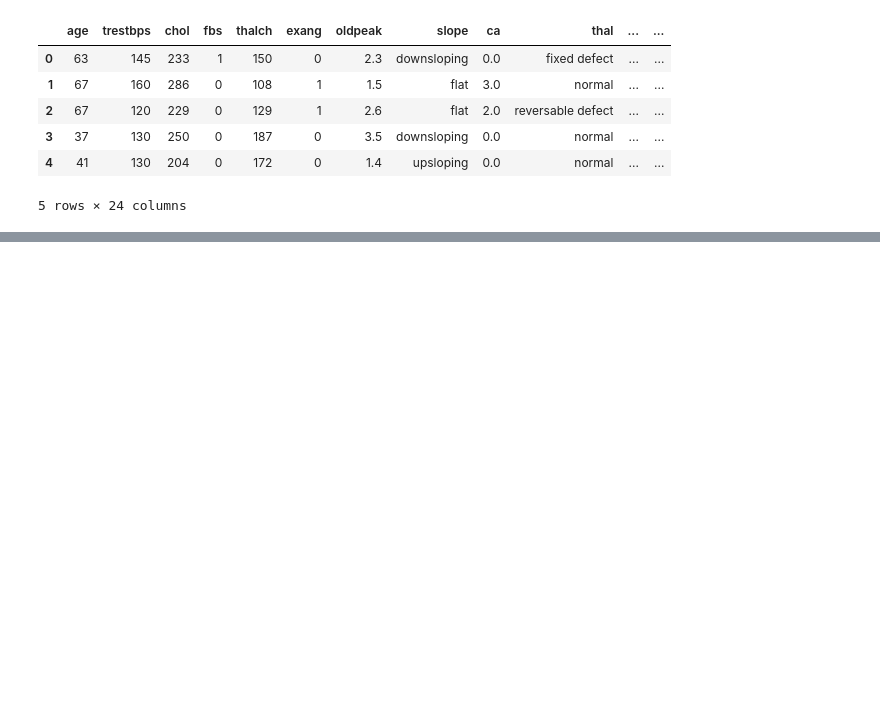
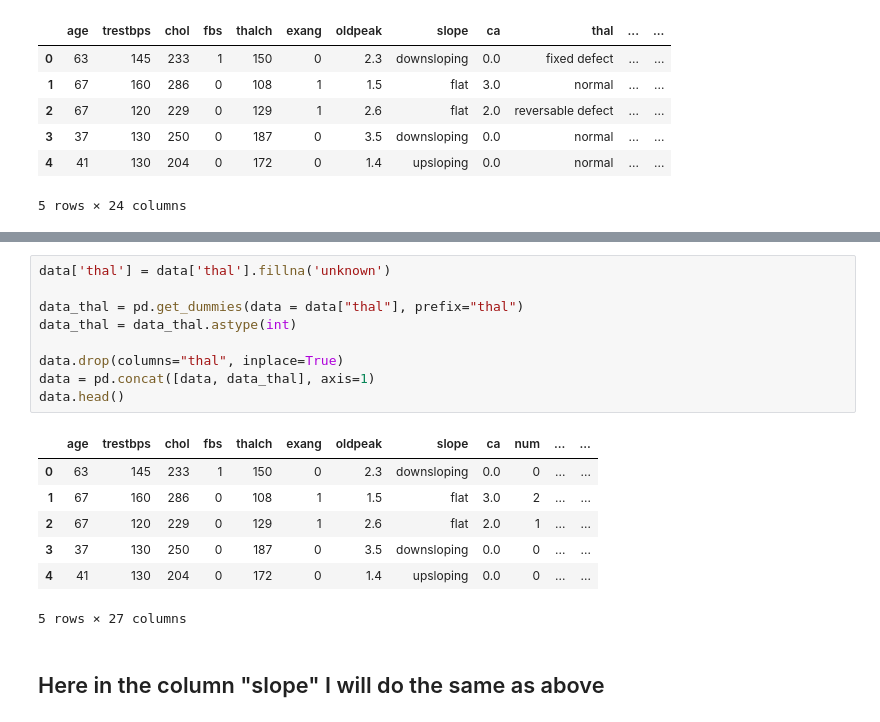
Before and after one commit to MichalPytlarz/ML-ISLP, a Jupyter notebook: Main_Project/cleaning_dataset.ipynb, the cells around one changed output, grey strips where cells are left out. Saved outputs shown, nothing was run; the diff lists cells and outputs as text; blank space fills up the shorter version.

```diff
--- a/Main_Project/cleaning_dataset.ipynb
+++ b/Main_Project/cleaning_dataset.ipynb
@@ -278,0 +286,19 @@ Name: thal, dtype: float64
+# %%
+data['thal'] = data['thal'].fillna('unknown')
+
+data_thal = pd.get_dummies(data = data["thal"], prefix="thal")
+data_thal = data_thal.astype(int)
+
+data.drop(columns="thal", inplace=True)
+data = pd.concat([data, data_thal], axis=1)
+data.head()
+# %% [output]
+|  | age | trestbps | chol | fbs | thalch | exang | oldpeak | slope | ca | num | ... | ... |
+| 0 | 63 | 145 | 233 | 1 | 150 | 0 | 2.3 | downsloping | 0.0 | 0 | ... | ... |
+| 1 | 67 | 160 | 286 | 0 | 108 | 1 | 1.5 | flat | 3.0 | 2 | ... | ... |
+| 2 | 67 | 120 | 229 | 0 | 129 | 1 | 2.6 | flat | 2.0 | 1 | ... | ... |
+| 3 | 37 | 130 | 250 | 0 | 187 | 0 | 3.5 | downsloping | 0.0 | 0 | ... | ... |
+| 4 | 41 | 130 | 204 | 0 | 172 | 0 | 1.4 | upsloping | 0.0 | 0 | ... | ... |
+5 rows × 27 columns
+# %% [markdown]
+## Here in the column "slope" I will do the same as above
```
Also changed, not shown: parts of 25 cells of this notebook, 1 other file.
